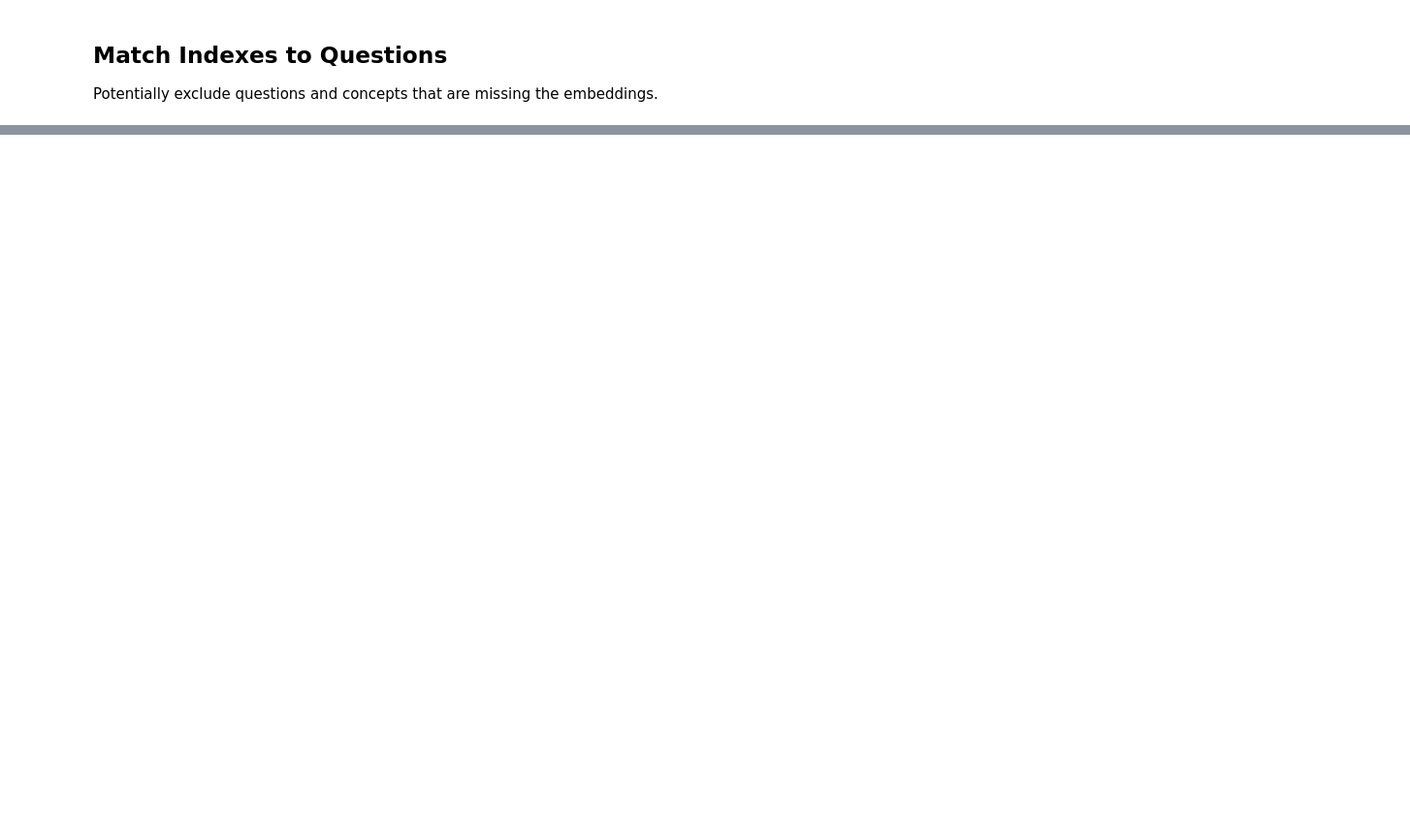
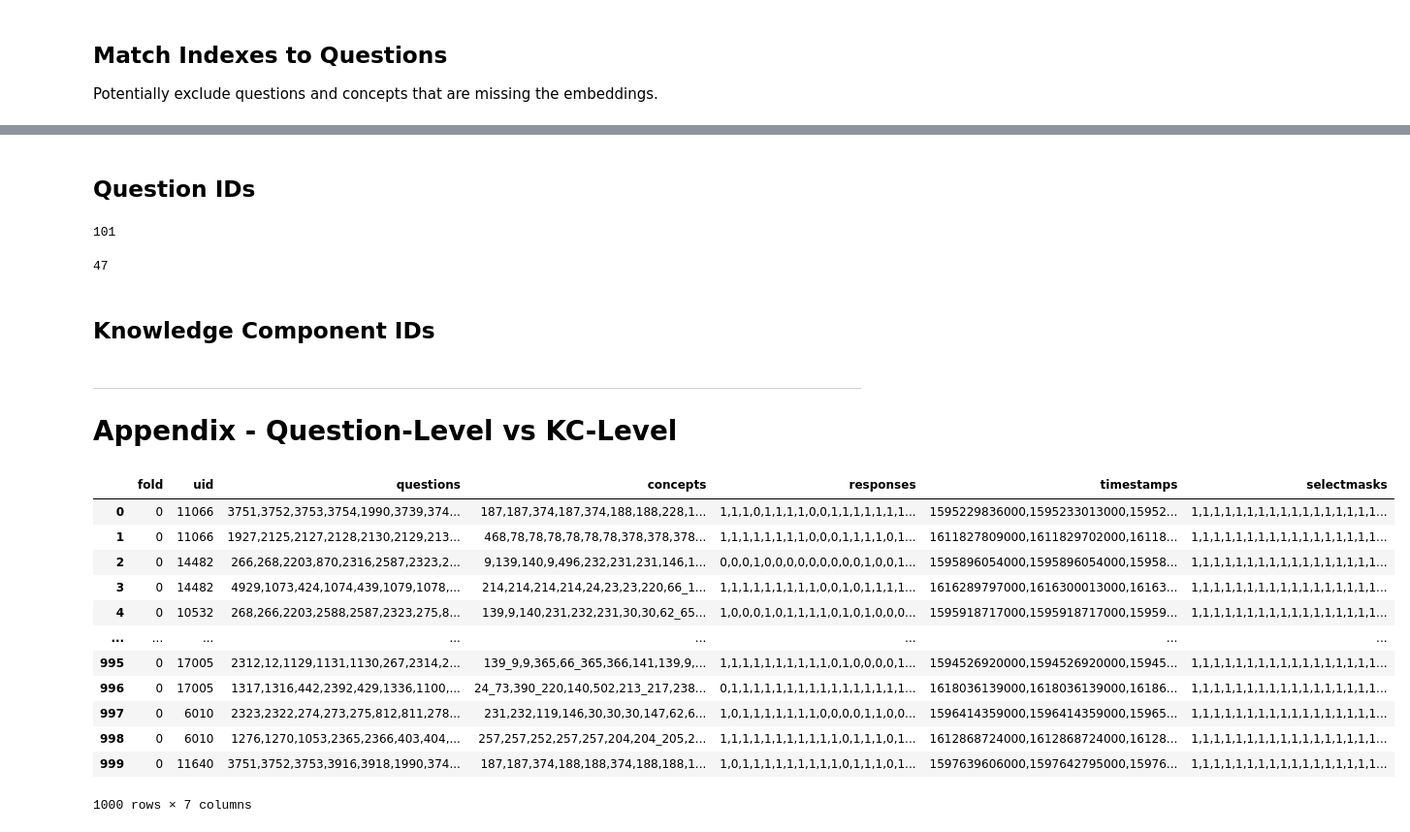
Before and after one commit to roger-yu-ds/XES3G5M, a Jupyter notebook: notebooks/eda.ipynb, the cells around one changed output, grey strips where cells are left out. Shown at 97% size. Cells and saved outputs as stored; diff of their text form; code cells hidden in the pictures; blank space fills up the shorter version.

```diff
--- a/notebooks/eda.ipynb
+++ b/notebooks/eda.ipynb
@@ -186,0 +311,35 @@ Potentially exclude questions and concepts that are missing the embeddings.
+# %% [markdown]
+## Question IDs
+# %%
+len(set(data_module.seq_df_val.questions.explode().unique()) - set(data_module.seq_df_train.questions.explode().unique()))
+# %% [output]
+101
+# %%
+len(set(data_module.seq_df_test.questions.explode().unique()) - set(data_module.seq_df_train.questions.explode().unique()))
+# %% [output]
+47
+# %% [markdown]
+## Knowledge Component IDs
+# %% [markdown]
+---
+
+# Appendix - Question-Level vs KC-Level
+# %%
+# Question level data
+n_rows = 1000
+q_level_df = pd.read_csv("data/XES3G5M/question_level/train_valid_sequences_quelevel.csv", nrows=n_rows)
+q_level_df
+# %% [output]
+|  | fold | uid | questions | concepts | responses | timestamps | selectmasks |
+| 0 | 0 | 11066 | 3751,3752,3753,3754,1990,3739,374... | 187,187,374,187,374,188,188,228,1... | 1,1,1,0,1,1,1,1,0,0,1,1,1,1,1,1,1... | 1595229836000,1595233013000,15952... | 1,1,1,1,1,1,1,1,1,1,1,1,1,1,1,1,1... |
+| 1 | 0 | 11066 | 1927,2125,2127,2128,2130,2129,213... | 468,78,78,78,78,78,78,378,378,378... | 1,1,1,1,1,1,1,1,0,0,0,1,1,1,1,0,1... | 1611827809000,1611829702000,16118... | 1,1,1,1,1,1,1,1,1,1,1,1,1,1,1,1,1... |
+| 2 | 0 | 14482 | 266,268,2203,870,2316,2587,2323,2... | 9,139,140,9,496,232,231,231,146,1... | 0,0,0,1,0,0,0,0,0,0,0,0,0,1,0,0,1... | 1595896054000,1595896054000,15958... | 1,1,1,1,1,1,1,1,1,1,1,1,1,1,1,1,1... |
+| 3 | 0 | 14482 | 4929,1073,424,1074,439,1079,1078,... | 214,214,214,214,24,23,23,220,66_1... | 1,1,1,1,1,1,1,1,1,0,0,1,0,1,1,1,1... | 1616289797000,1616300013000,16163... | 1,1,1,1,1,1,1,1,1,1,1,1,1,1,1,1,1... |
+| 4 | 0 | 10532 | 268,266,2203,2588,2587,2323,275,8... | 139,9,140,231,232,231,30,30,62_65... | 1,0,0,0,1,0,1,1,1,1,0,1,0,1,0,0,0... | 1595918717000,1595918717000,15959... | 1,1,1,1,1,1,1,1,1,1,1,1,1,1,1,1,1... |
+| ... | ... | ... | ... | ... | ... | ... | ... |
+| 995 | 0 | 17005 | 2312,12,1129,1131,1130,267,2314,2... | 139_9,9,365,66_365,366,141,139,9,... | 1,1,1,1,1,1,1,1,1,1,0,1,0,0,0,0,1... | 1594526920000,1594526920000,15945... | 1,1,1,1,1,1,1,1,1,1,1,1,1,1,1,1,1... |
+| 996 | 0 | 17005 | 1317,1316,442,2392,429,1336,1100,... | 24_73,390_220,140,502,213_217,238... | 0,1,1,1,1,1,1,1,1,1,1,1,1,1,1,1,1... | 1618036139000,1618036139000,16186... | 1,1,1,1,1,1,1,1,1,1,1,1,1,1,1,1,1... |
+| 997 | 0 | 6010 | 2323,2322,274,273,275,812,811,278... | 231,232,119,146,30,30,30,147,62,6... | 1,0,1,1,1,1,1,1,1,0,0,0,0,1,1,0,0... | 1596414359000,1596414359000,15965... | 1,1,1,1,1,1,1,1,1,1,1,1,1,1,1,1,1... |
+| 998 | 0 | 6010 | 1276,1270,1053,2365,2366,403,404,... | 257,257,252,257,257,204,204_205,2... | 1,1,1,1,1,1,1,1,1,1,1,0,1,1,1,0,1... | 1612868724000,1612868724000,16128... | 1,1,1,1,1,1,1,1,1,1,1,1,1,1,1,1,1... |
+| 999 | 0 | 11640 | 3751,3752,3753,3916,3918,1990,374... | 187,187,374,188,188,374,188,188,1... | 1,0,1,1,1,1,1,1,1,1,1,0,1,1,1,0,1... | 1597639606000,1597642795000,15976... | 1,1,1,1,1,1,1,1,1,1,1,1,1,1,1,1,1... |
+1000 rows × 7 columns
```
Also changed, not shown: parts of 57 cells of this notebook, 28 other files.
